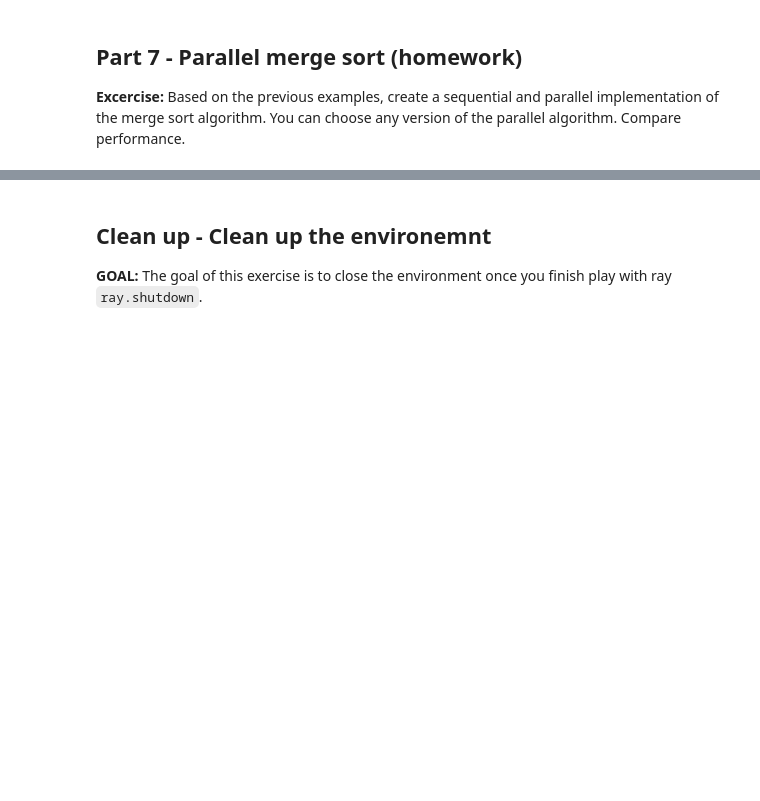
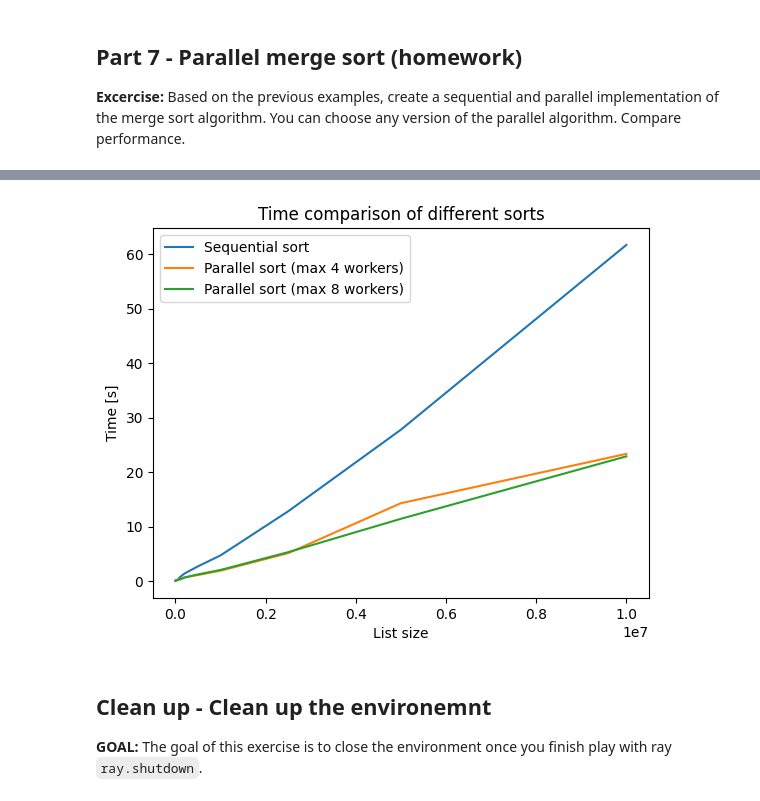
Before and after one commit to michal200292/Rozprochy, a Jupyter notebook: lab3/lab_task/lab-ray.ipynb, the cells around one changed output, grey strips where cells are left out. Saved outputs shown, nothing was run; the diff lists cells and outputs as text; code cells hidden in the pictures; blank space fills up the shorter version.

```diff
--- a/lab3/lab_task/lab-ray.ipynb
+++ b/lab3/lab_task/lab-ray.ipynb
@@ -785,5 +796,0 @@ def regular_merge_sort(tab: list[int]) -> list[int]:
-# %%
-from random import randrange
-
-tab = [randrange(100) for _ in range(100)]
-results = ray.get(regular_merge_sort.remote(tab))
@@ -793,0 +835,24 @@ print(results)
+# %%
+TEST_SIZES = [100, 1000, 50_000, 100_000, 200_000, 500_000, 1_000_000, 2_500_000, 5_000_000, 10_000_000]
+# TEST_SIZES = TEST_SIZES[:5]
+# %%
+sequential_res = []
+parallel_res_w4 = []
+parallel_res_w8 = []
+
+for size in TEST_SIZES:
+    tab = [randrange(size) for _ in range(size)]
+
+    start = time.time()
+    res1 = merge_sort(tab)
+    sequential_res.append(time.time() - start)
+
+    start = time.time()
+    res2 = partition_list(tab, workers=4)
+    parallel_res_w4.append(time.time() - start)
+
+    start = time.time()
+    res3 = partition_list(tab, workers=8)
+    parallel_res_w8.append(time.time() - start)
+
+    assert (res1 == res2) and (res2 == res3), "Something Wrong"
@@ -794,3 +861,15 @@ print(results)
+# %%
+plt.plot(TEST_SIZES, sequential_res, label="Sequential sort")
+plt.plot(TEST_SIZES, parallel_res_w4, label="Parallel sort (max 4 workers)")
+plt.plot(TEST_SIZES, parallel_res_w8, label="Parallel sort (max 8 workers)")
+
+plt.legend()
+plt.title("Time comparison of different sorts")
+plt.ylabel("Time [s]")
+plt.xlabel("List size")
+plt.show()
+# %% [output]
+[figure, added]
 # %% [markdown]
 ## Clean up  - Clean up the environemnt
 
```
Also changed, not shown: parts of 19 cells of this notebook.
